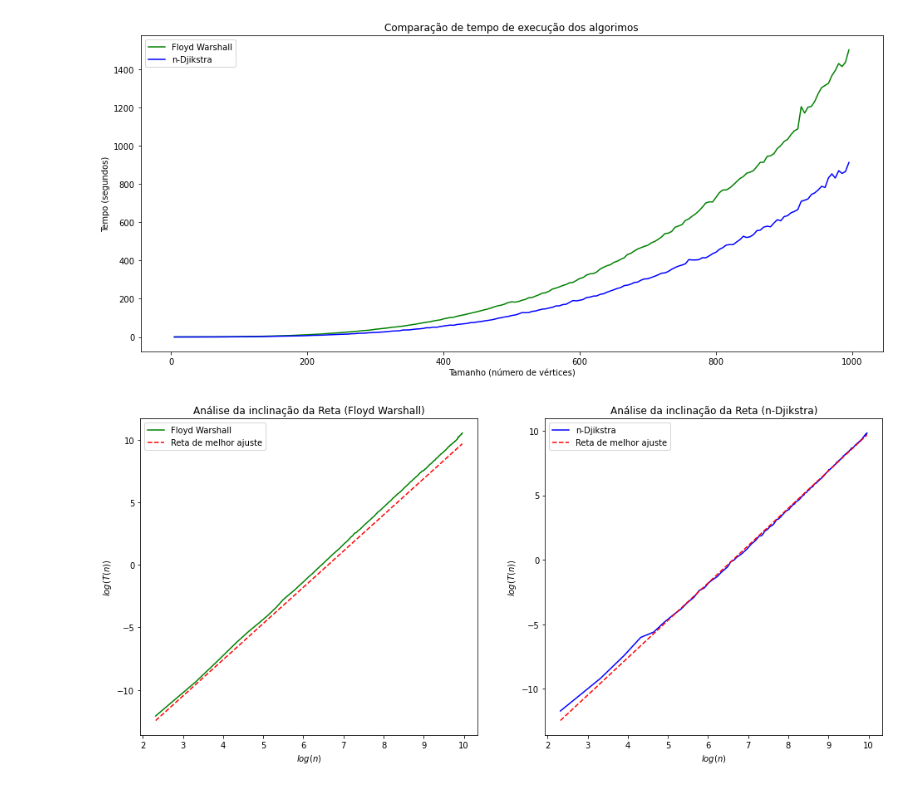
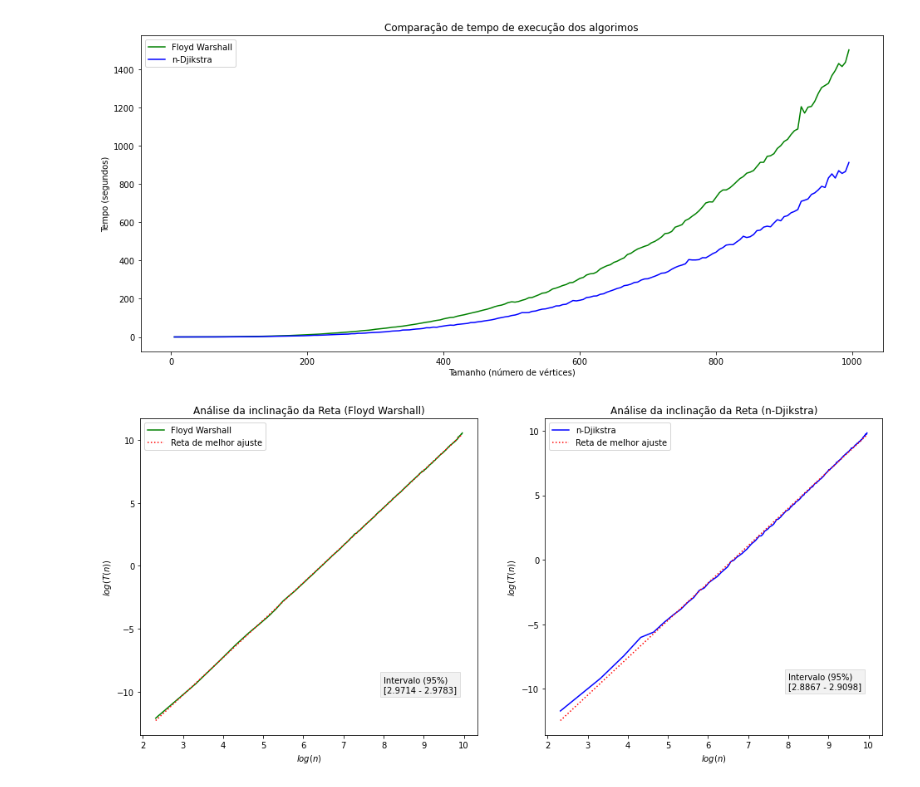
Before and after one commit to RonildoSilva/Resolucao-Listas-PAA, a Jupyter notebook: resolucao/trabalho/sub02/Submissão_2_[Floyd_x_Dijkstra]_(Avaliação_Teórica).ipynb, the cells around one changed output. Saved outputs shown, nothing was run; the diff lists cells and outputs as text; code cells hidden in the pictures.

```diff
--- a/resolucao/trabalho/sub02/Submissão_2_[Floyd_x_Dijkstra]_(Avaliação_Teórica).ipynb
+++ b/resolucao/trabalho/sub02/Submissão_2_[Floyd_x_Dijkstra]_(Avaliação_Teórica).ipynb
@@ -204,43 +195,58 @@ from sklearn.linear_model import LinearRegression
 import matplotlib.pyplot as plt
 from math import log
 import numpy as np
+import statsmodels.api as sm
+
 
 lx = np.log2(df_fl_dj['size'])
+
 lyd = np.log2(df_fl_dj['djikstra_time'])
 lyf = np.log2(df_fl_dj['floyd_time'])
 
 f_model = LinearRegression().fit(lx.values.reshape(-1,1), lyf.values)
 d_model = LinearRegression().fit(lx.values.reshape(-1,1), lyd.values)
+
+# Intervalo de confiabilidade
+lx_stat = sm.add_constant(lx)
+res_d = sm.OLS(lyd, lx_stat).fit()
+res_f = sm.OLS(lyf, lx_stat).fit()
 
 plt.figure(figsize=(16,7))
 
 plt.subplot(121)
 
 plt.title('Análise da inclinação da Reta (Floyd Warshall)')
 plt.plot(lx, lyf, color='green', linestyle='solid')
-plt.plot(lx, f_model.intercept_ + model.coef_ * lx, color='red', linestyle='dashed')
+plt.plot(lx, f_model.intercept_ + f_model.coef_ * lx, color='red', linestyle='dotted')
 
 plt.xlabel('$log(n)$')
 plt.ylabel('$log(T(n))$')
 
 plt.legend(['Floyd Warshall', 'Reta de melhor ajuste'])
+plt.text(8,-10, 'Intervalo (95%)\n['  + str('{:.4f}'.format(res_f.conf_int(0.05)[0][1])) + ' - '
+                                + str('{:.4f}'.format(res_f.conf_int(0.05)[1][1])) + ']',
+         bbox=dict(facecolor='grey', alpha=0.1))
 
 ###
 
 plt.subplot(122)
 
 plt.title('Análise da inclinação da Reta (n-Djikstra)')
 plt.plot(lx, lyd, color='blue', linestyle='solid')
-plt.plot(lx, model.intercept_ + model.coef_ * lx, color='red', linestyle='dashed')
+plt.plot(lx, d_model.intercept_ + d_model.coef_ * lx, color='red', linestyle='dotted')
 
 plt.xlabel('$log(n)$')
 plt.ylabel('$log(T(n))$')
 
 plt.legend(['n-Djikstra', 'Reta de melhor ajuste'])
+plt.text(8,-10, 'Intervalo (95%)\n['  + str('{:.4f}'.format(res_d.conf_int(0.05)[0][1])) + ' - '
+                                + str('{:.4f}'.format(res_d.conf_int(0.05)[1][1])) + ']',
+         bbox=dict(facecolor='grey', alpha=0.1))
+
 
 plt.savefig('fld-dkt-slope-1-1000.png')
 # %% [output]
-[figure, old version]
+[figure, new version]
 # %%
 from sklearn.linear_model import LinearRegression
 import numpy as np
```
Also changed, not shown: parts of 6 cells of this notebook, 1 other file.
